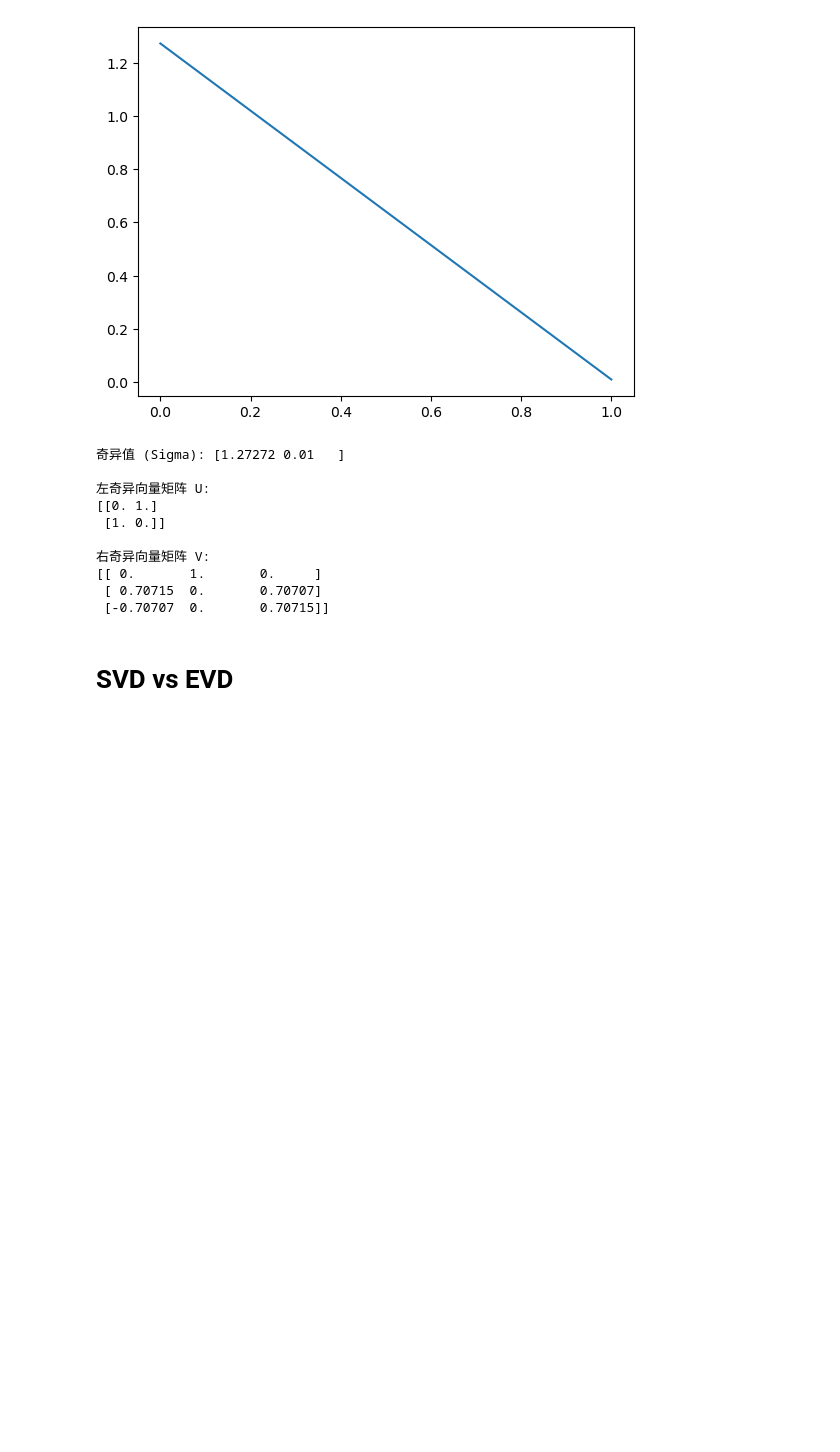
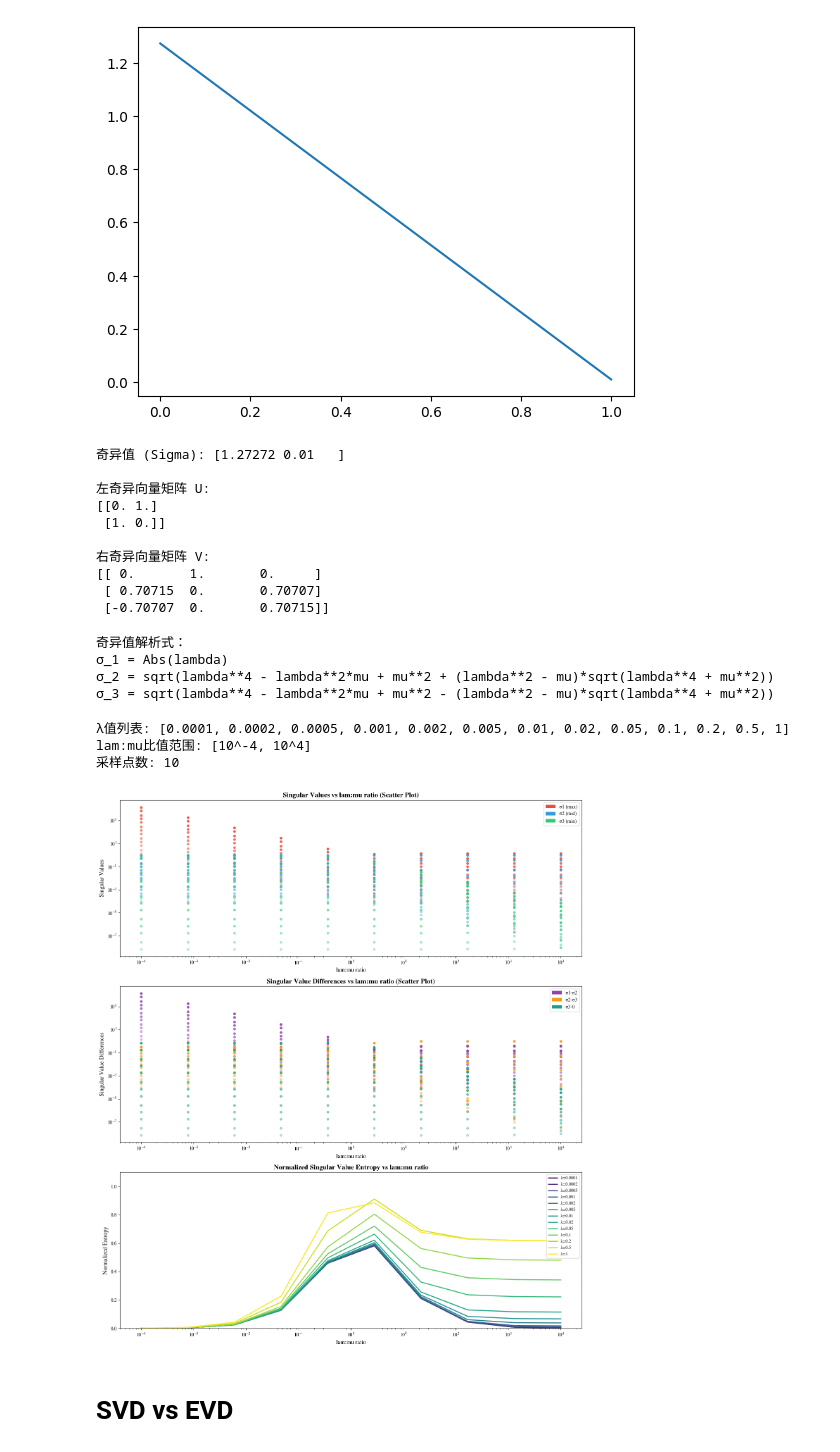
Before and after one commit to Matthew-ymz/koopCE, a Jupyter notebook: notebooks/toy_examp_analysis.ipynb, the cells around one changed output. Drawn from its saved outputs; the diff is of its cells as text; code cells hidden in the pictures; blank space fills up the shorter version.

Commit message:
pll jiexijie_SVD_scatter

```diff
--- a/notebooks/toy_examp_analysis.ipynb
+++ b/notebooks/toy_examp_analysis.ipynb
@@ -99,3 +107,68 @@ verify_with_numpy(0.01, 0.9)
 [[ 0.       1.       0.     ]
  [ 0.70715  0.       0.70707]
  [-0.70707  0.       0.70715]]
+# %%
+# 求解析式子
+# 1. 定义符号变量（实数）
+lambda_, mu = symbols('lambda mu', real=True)
+
+# 2. 构造矩阵A（沿用你之前的矩阵，可替换为你的实际矩阵）
+A = Matrix([
+    [lambda_, 0, 0],
+    [0, mu, lambda_**2 - mu],
+    [0, 0, lambda_**2]
+])
+
+# 3. 计算A^T*A并求特征值（奇异值的平方）
+A_T_A = A.T * A
+eig_vals = A_T_A.eigenvals(multiple=True)  # 按重数返回特征值
+eig_vals = [simplify(val) for val in eig_vals]  # 化简特征值
+
+# 4. 奇异值（非负根）
+sv = [sqrt(val) for val in eig_vals]
+sv = [simplify(v) for v in sv]
+print("奇异值解析式：")
+for i, s in enumerate(sv, 1):
+    print(f"σ_{i} = {s}")
+# %% [output]
+奇异值解析式：
+σ_1 = Abs(lambda)
+σ_2 = sqrt(lambda**4 - lambda**2*mu + mu**2 + (lambda**2 - mu)*sqrt(lambda**4 + mu**2))
+σ_3 = sqrt(lambda**4 - lambda**2*mu + mu**2 - (lambda**2 - mu)*sqrt(lambda**4 + mu**2))
+# %%
+def compute_singular_values(lam, miu):
+    """
+    计算给定λ和μ时的奇异值
+    """
+    A = np.array([
+        [lam, 0, 0],
+        [0, miu, lam**2 - miu],
+        [0, 0, lam**2]
+    ])
+    sv = np.linalg.svd(A, compute_uv=False)
+    sv = np.sort(sv)[::-1]
+    return sv[0], sv[1], sv[2]
+# %%
+def compute_singular_value_entropy(sv1, sv2, sv3):
+    """
+    计算奇异值的归一化熵
+    """
+    # 归一化奇异值
+    sv_sum = sv1 + sv2 + sv3
+    if sv_sum == 0:
+        return 0
+    p1 = sv1 / sv_sum
+    p2 = sv2 / sv_sum
+    p3 = sv3 / sv_sum
+
+    # 计算熵
+    prob_dist = np.array([p1, p2, p3])
+    # 避免log(0)的情况
+    prob_dist = np.clip(prob_dist, 1e-10, 1.0)
+    ent = entropy(prob_dist, base=2)  # 以2为底，单位是比特
+
+    # 归一化到[0,1]范围（最大熵为log2(3)≈1.585）
+    max_ent = np.log2(3)
+    normalized_ent = ent / max_ent
+
+    return normalized_ent
@@ -102,3 +310,14 @@ verify_with_numpy(0.01, 0.9)
+# %%
+plt.rcParams['mathtext.fontset'] = 'stix'
+plt.rcParams['font.family'] = 'STIXGeneral'
+results, lam_values, ratios = generate_data_and_analyze(lam_values=[0.0001,0.0002,0.0005,0.001,0.002,0.005,0.01,0.02,0.05,0.1,0.2,0.5,1],
+                                                          log_min=-4, log_max=4, n_points=10)
+plot_combined_analysis(results, lam_values, ratios)
+# %% [output]
+λ值列表: [0.0001, 0.0002, 0.0005, 0.001, 0.002, 0.005, 0.01, 0.02, 0.05, 0.1, 0.2, 0.5, 1]
+lam:mu比值范围: [10^-4, 10^4]
+采样点数: 10
+[figure, added]
 # %% [markdown]
 # SVD vs EVD
 # %%
```
Also changed, not shown: parts of 5 cells of this notebook.
